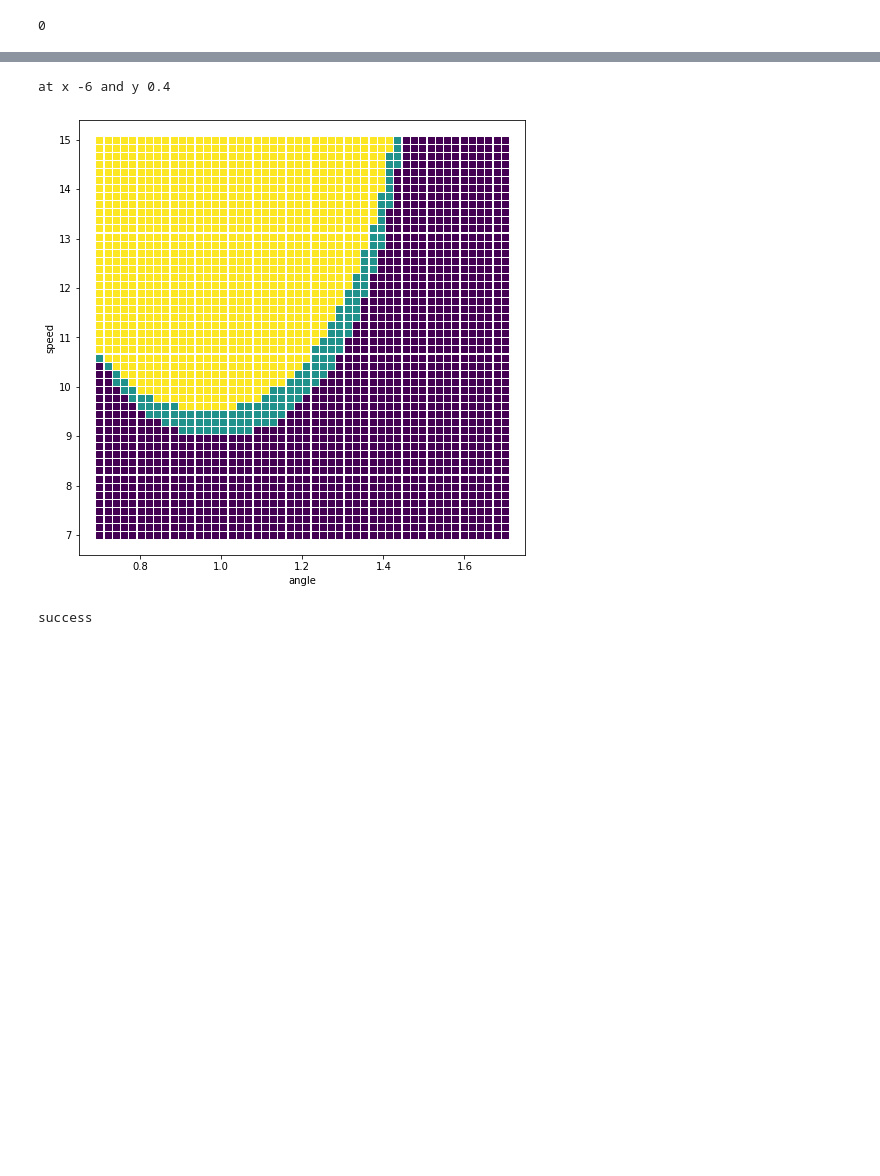
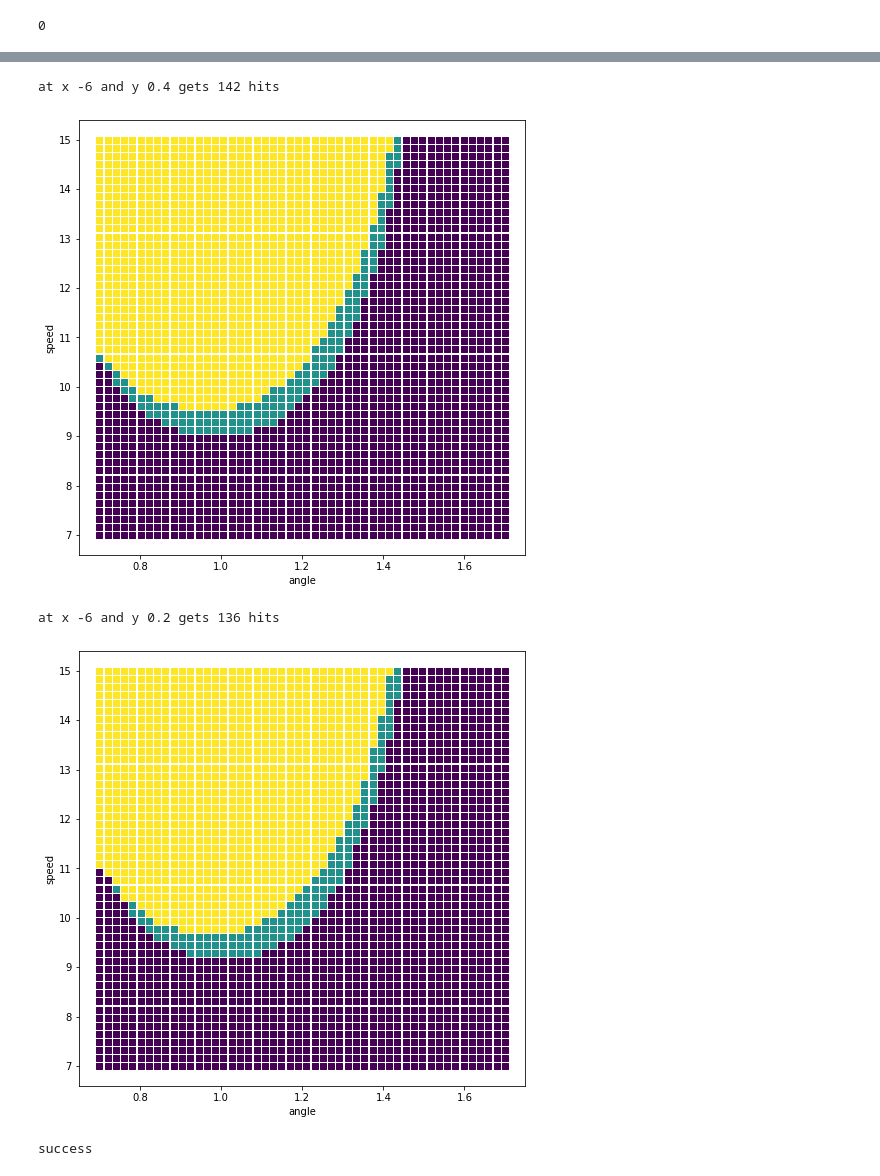
Before and after one commit to qwertpas/shotPlanner2022, a Jupyter notebook: simulate_shot.ipynb, the cells around one changed output, grey strips where cells are left out. Saved outputs shown, nothing was run; the diff lists cells and outputs as text; code cells hidden in the pictures; blank space fills up the shorter version.

```diff
--- a/simulate_shot.ipynb
+++ b/simulate_shot.ipynb
@@ -167,6 +167,8 @@ def refine_ang_speed_space(x, y, ang_range_dense, speed_range_dense):
     # speed_range_dense = np.linspace(min(speed_range), max(speed_range), speed_divs)
 
     ang_speed_space = np.zeros((ang_range_dense.size, speed_range_dense.size))
+
+    num_zeros = 0
 
     for angi in range(ang_range_dense.size):
         for speedi in range(speed_range_dense.size):
@@ -176,9 +178,11 @@ def refine_ang_speed_space(x, y, ang_range_dense, speed_range_dense):
 
             cell = try_shot(s0=[x, vx, y, vy], doShow=False)
 
+            if cell == 0: num_zeros += 1
+
             ang_speed_space[angi][speedi] = cell
 
-    print("at x", x, "and y", y)
+    print("at x", x, "and y", y, "gets", num_zeros, "hits")
     # print(ang_speed_space)
 
     plt.figure(figsize = (8, 8))
@@ -187,7 +191,3 @@ def refine_ang_speed_space(x, y, ang_range_dense, speed_range_dense):
     plt.xlabel("angle")
     plt.ylabel("speed")
     plt.show()
-
-refine_ang_speed_space(-4.9, 1.1, ang_range_dense=np.linspace(0.7, 1.7, 50), speed_range_dense=np.linspace(7, 15, 50))
-refine_ang_speed_space(-4.8, 1.2, ang_range_dense=np.linspace(0.7, 1.7, 50), speed_range_dense=np.linspace(7, 15, 50))
-refine_ang_speed_space(-3.2, 0.5, ang_range_dense=np.linspace(0.7, 1.7, 50), speed_range_dense=np.linspace(7, 15, 50))
@@ -201,8 +205,11 @@ at x -3.2 and y 0.5
 # %%
 refine_ang_speed_space(-6, 0.4, ang_range_dense=np.linspace(0.7, 1.7, 50), speed_range_dense=np.linspace(7, 15, 50))
+refine_ang_speed_space(-6, 0.2, ang_range_dense=np.linspace(0.7, 1.7, 50), speed_range_dense=np.linspace(7, 15, 50))
 # %% [output]
-at x -6 and y 0.4
+at x -6 and y 0.4 gets 142 hits
 [figure]
+at x -6 and y 0.2 gets 136 hits
+[figure, added]
 # %%
 speed = 8
 angle = 1.0
```
Also changed, not shown: parts of 2 cells of this notebook.
